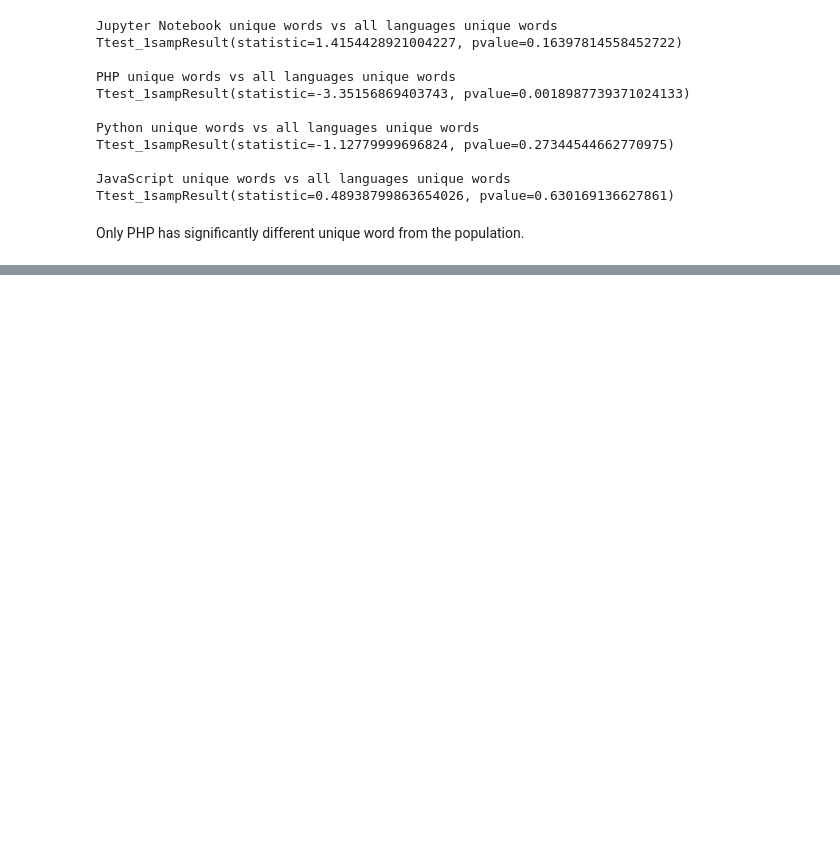
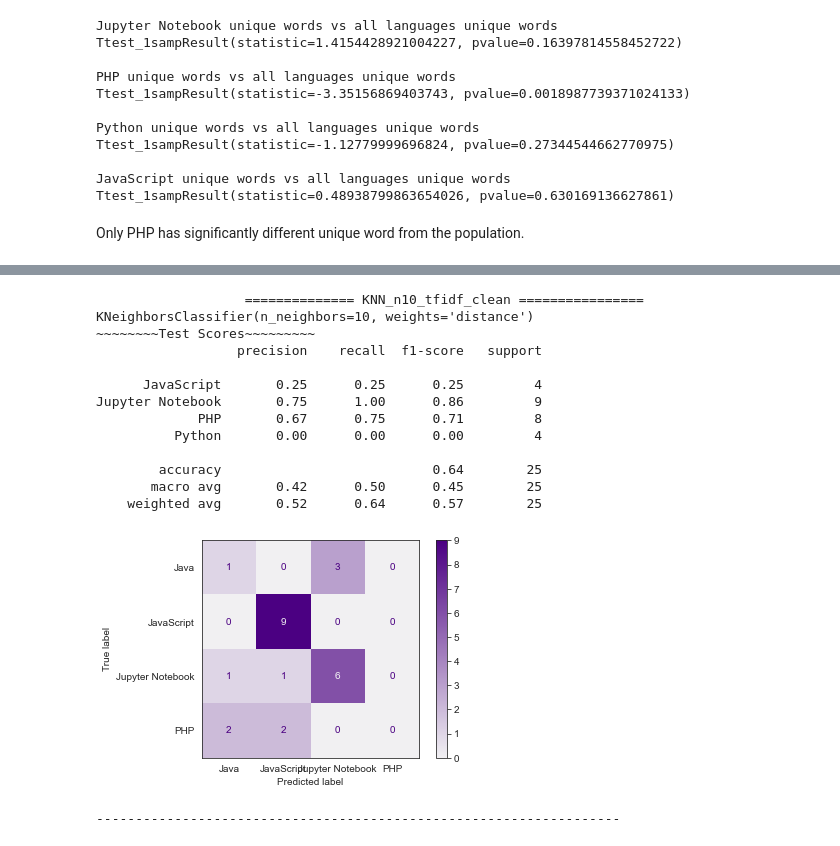
Before and after one commit to nlp-project-germain-group-6/nlp-web-scraping, a Jupyter notebook: malachi_hale_initial1.ipynb, the cells around one changed output, grey strips where cells are left out. Drawn from its saved outputs; the diff is of its cells as text; code cells hidden in the pictures; blank space fills up the shorter version.

```diff
--- a/malachi_hale_initial1.ipynb
+++ b/malachi_hale_initial1.ipynb
@@ -600,0 +1370,27 @@ Only PHP has significantly different unique word from the population.
+# %%
+
+tfidf = TfidfVectorizer()
+X_data = tfidf.fit_transform(df.clean)
+y_data = df.language
+
+X_train, y_train, X_validate, y_validate, X_test, y_test = m.nlp_X_train_split(X_data, y_data)
+# %%
+# The second confusion matrix should be test
+
+m.make_models_and_print_metrics_test_data(KNeighborsClassifier(n_neighbors=10, weights= 'distance'), 'KNN_n10_tfidf_clean', X_train, y_train, X_test, y_test, class_names)
+# %% [output]
+                   ============== KNN_n10_tfidf_clean ================
+KNeighborsClassifier(n_neighbors=10, weights='distance')
+~~~~~~~~Test Scores~~~~~~~~~
+                  precision    recall  f1-score   support
+
+      JavaScript       0.25      0.25      0.25         4
+Jupyter Notebook       0.75      1.00      0.86         9
+             PHP       0.67      0.75      0.71         8
+          Python       0.00      0.00      0.00         4
+
+        accuracy                           0.64        25
+       macro avg       0.42      0.50      0.45        25
+    weighted avg       0.52      0.64      0.57        25
+[figure, added]
+-------------------------------------------------------------------
```
Also changed, not shown: parts of 96 cells of this notebook.
